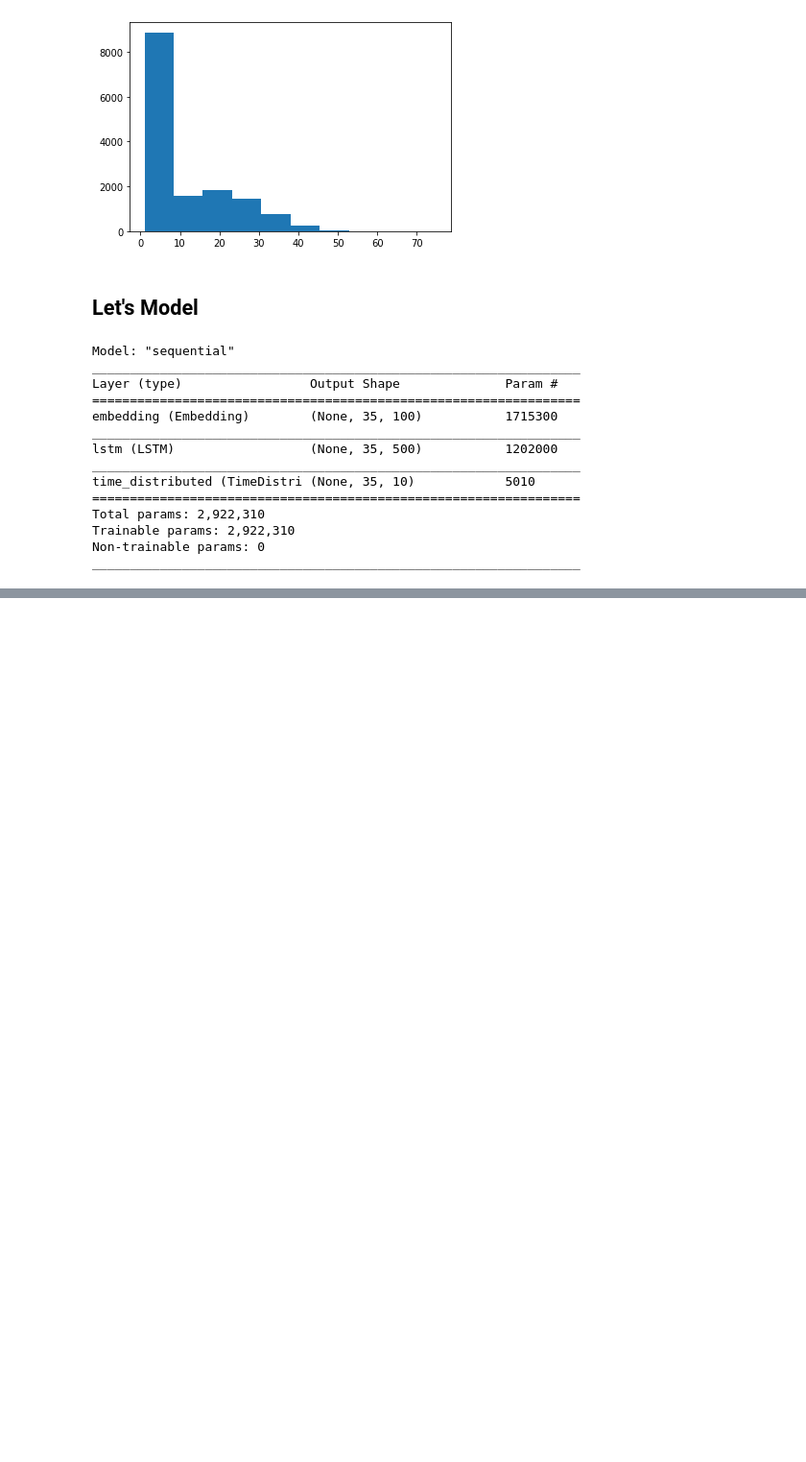
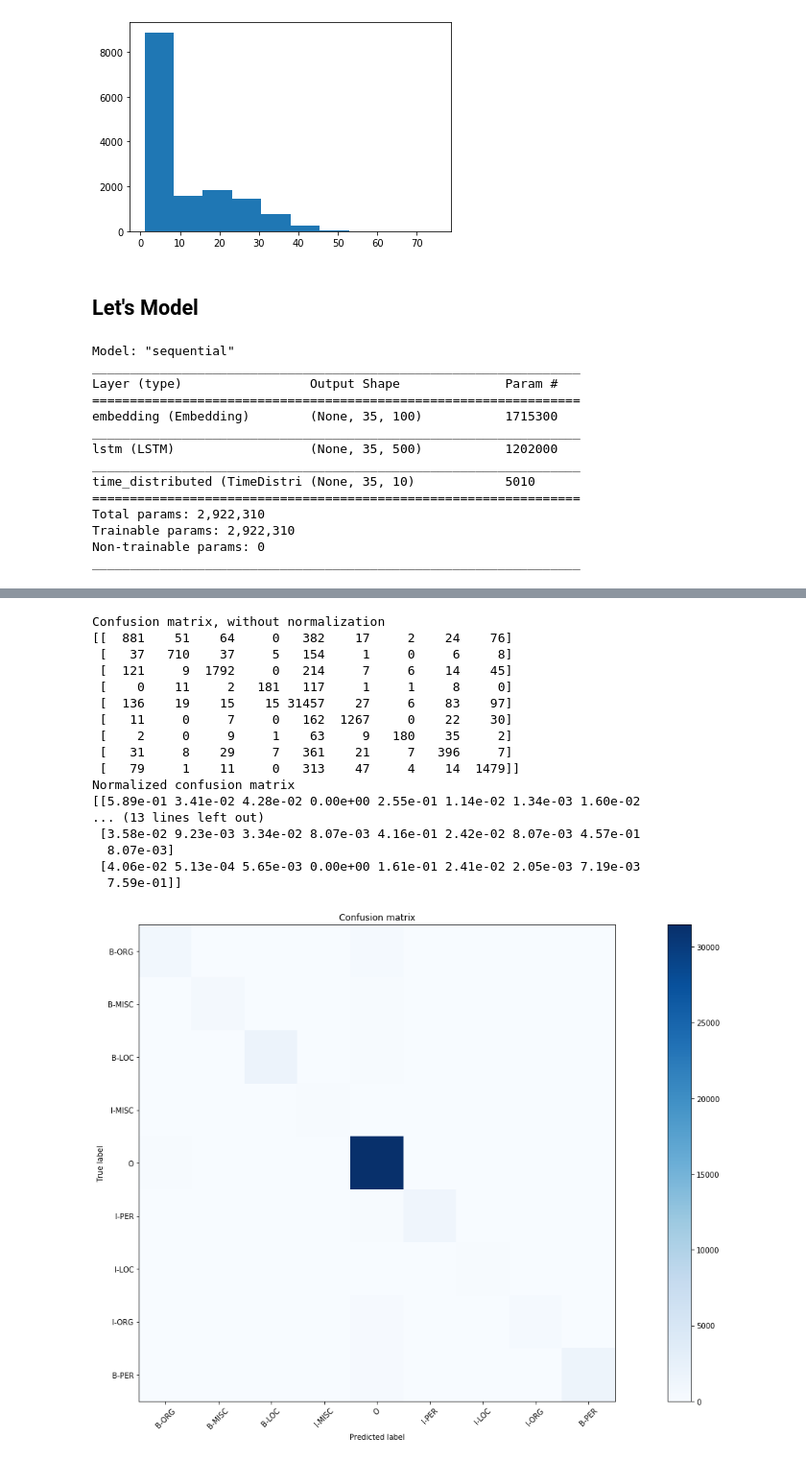
Before and after one commit to bpwilke/SMUNaturalLanguageProcessing, a Jupyter notebook: HW4/Benjamin_Wilke_HW4.ipynb, the cells around one changed output, grey strips where cells are left out. Shown at 96% size. Drawn from its saved outputs; the diff is of its cells as text; code cells hidden in the pictures; blank space fills up the shorter version.

```diff
--- a/HW4/Benjamin_Wilke_HW4.ipynb
+++ b/HW4/Benjamin_Wilke_HW4.ipynb
@@ -216,8 +366,10 @@ Trainable params: 2,922,310
 Non-trainable params: 0
 _________________________________________________________________
 # %%
-X_train, X_val = X[3000:], X[:3000]
-y_train, y_val = y[3000:], y[:3000]
+X_train, X_val = X[4000:], X[:4000]
+y_train, y_val = y[4000:], y[:4000]
+# %%
+checkpoint = ModelCheckpoint('FirstTimeDistributedModel.h5', monitor='val_accuracy', verbose=1, save_best_only=True, mode='max')
 # %%
-history = model.fit(X_train, y_train, validation_data=(X_val, y_val), batch_size=8, epochs=3, shuffle=True, verbose=1)
+history = model.fit(X_train, y_train, validation_data=(X_val, y_val), callbacks=[checkpoint], batch_size=8, epochs=3, shuffle=True, verbose=1)
 # %% [output]
@@ -239,47 +391,67 @@ count = 0
 total = 0
 pred = []
 actual = []
-for prediction in range(what.shape[0]):
-    for i in range(50):
-        if y_val[prediction][i]==41:
+
+for prediction in range(what.shape[0]):                        #<-- for each sequence
+    for i in range(max_seq_length):                            #<-- each item in sequence
+        if y_val[prediction][i]==0:                            #<-- if the corresponding y_val is <PAD> skip it
             pass
-        else:
-            if y_val[prediction][i]==what[prediction][i]:
-                count = count+1
-            total=total+1
-            pred.append(what[prediction][i])
-            actual.append(y_val[prediction][i])
+        else:                                                  #<-- otherwise
+            if y_val[prediction][i]==what[prediction][i]:      #<-- compare the prediction to y_val
+                count = count+1                                #<-- if the same increment count
+            total=total+1                                      #<-- update total eligible predictions (not <PAD>)
+            pred.append(what[prediction][i])                   #<-- add the prediction to list
+            actual.append(y_val[prediction][i])                #<-- add corresponding actual to a list
 # %%
 def plot_confusion_matrix(cm, title='Confusion matrix', cmap=plt.cm.Blues):
     plt.imshow(cm, interpolation='nearest', cmap=cmap)
     plt.title(title)
     plt.colorbar()
     all_val = list(set(actual+pred))
     tick_marks = np.arange(len(all_val))
-    plt.xticks(tick_marks,[target_map[i] for i in all_val], rotation=45)
-    plt.yticks(tick_marks,[target_map[i] for i in all_val])
+    plt.xticks(tick_marks,[IndexToTarget[i] for i in all_val], rotation=45)
+    plt.yticks(tick_marks,[IndexToTarget[i] for i in all_val])
     plt.tight_layout()
     plt.ylabel('True label')
     plt.xlabel('Predicted label')
 
 
 # Compute confusion matrix
 cm = confusion_matrix(actual, pred)
 
 
 np.set_printoptions(precision=2)
 print('Confusion matrix, without normalization')
 print(cm)
 plt.figure(figsize=(20,10))
 plot_confusion_matrix(cm)
 
 # Normalize the confusion matrix by row (i.e by the number of samples
 # in each class)
 cm_normalized = cm.astype('float') / cm.sum(axis=1)[:, np.newaxis]
 print('Normalized confusion matrix')
 print(cm_normalized)
 plt.figure(figsize=(20,10))
 plot_confusion_matrix(cm_normalized, title='Normalized confusion matrix')
 from matplotlib.pyplot import figure
 
 plt.show()
+# %% [output]
+Confusion matrix, without normalization
+[[  881    51    64     0   382    17     2    24    76]
+ [   37   710    37     5   154     1     0     6     8]
+ [  121     9  1792     0   214     7     6    14    45]
+ [    0    11     2   181   117     1     1     8     0]
+ [  136    19    15    15 31457    27     6    83    97]
+ [   11     0     7     0   162  1267     0    22    30]
+ [    2     0     9     1    63     9   180    35     2]
+ [   31     8    29     7   361    21     7   396     7]
+ [   79     1    11     0   313    47     4    14  1479]]
+Normalized confusion matrix
+[[5.89e-01 3.41e-02 4.28e-02 0.00e+00 2.55e-01 1.14e-02 1.34e-03 1.60e-02
+... (13 lines left out)
+ [3.58e-02 9.23e-03 3.34e-02 8.07e-03 4.16e-01 2.42e-02 8.07e-03 4.57e-01
+  8.07e-03]
+ [4.06e-02 5.13e-04 5.65e-03 0.00e+00 1.61e-01 2.41e-02 2.05e-03 7.19e-03
+  7.59e-01]]
+[figure, added]
```
Also changed, not shown: parts of 24 cells of this notebook.
